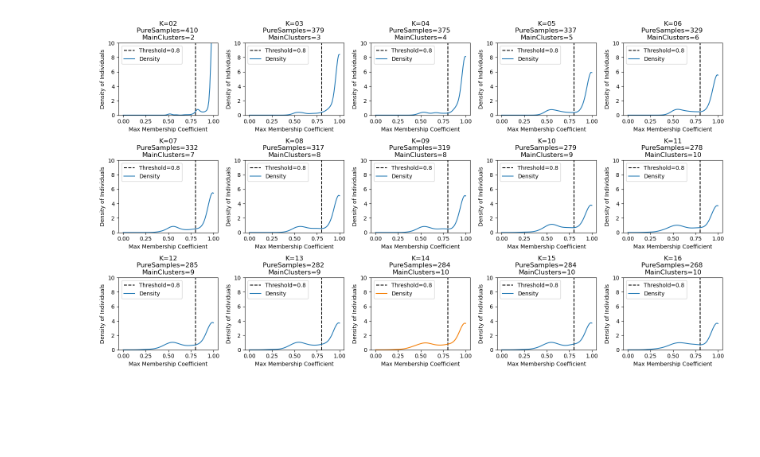
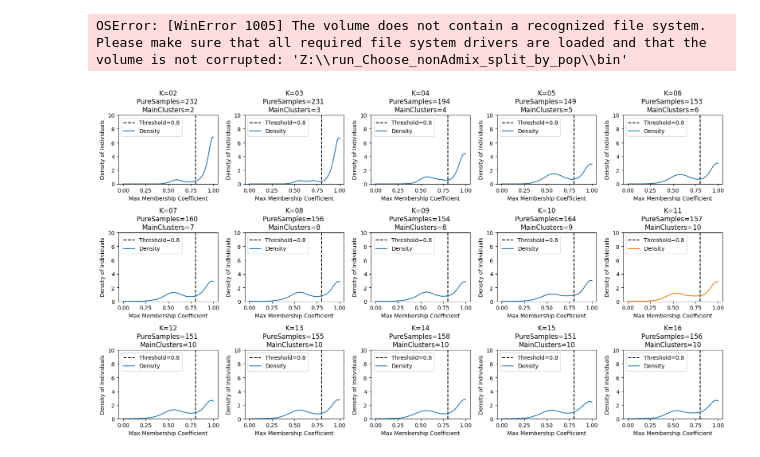
Before and after one commit to CornilleEclecticLab/pear-SNP, a Jupyter notebook: run_Choose_nonAdmix_split_by_pop/bin/s00.plot_admixture_density.ipynb, the cells around one changed output. Saved outputs shown, nothing was run; the diff lists cells and outputs as text; code cells hidden in the pictures; blank space fills up the shorter version.

```diff
--- a/run_Choose_nonAdmix_split_by_pop/bin/s00.plot_admixture_density.ipynb
+++ b/run_Choose_nonAdmix_split_by_pop/bin/s00.plot_admixture_density.ipynb
@@ -63,13 +63,15 @@ MainClusters={str(unique_col_numbers)}''')
     plt.savefig(f's00.density_plot.{batch}.png')
     plt.show()
 # %%
-batch = 'branch15.batch24.pear_Dec2023.noClone'
-# batch = 'branch15.batch26.pear_Dec2023.Asia'
-# batch = 'branch15.batch27.pear_Dec2023.Europe'
+batch = 'branch15.batch30.noclone'
+batch = 'branch15.batch27.Europe/'
+batch = 'branch15.batch31.Asia'
 
 Qfiles=[f"../input/{batch}/K."+ str('{:02d}'.format(i)) +".MajorCluster.Q" for i in range(2,17) ]
 
-bestK = 'K=14'
+bestK = 'K=11'
 plot_Q(Qfiles)
 # %% [output]
+OSError: [WinError 1005] The volume does not contain a recognized file system.
+Please make sure that all required file system drivers are loaded and that the volume is not corrupted: 'Z:\\run_Choose_nonAdmix_split_by_pop\\bin'
-[figure, old version]
+[figure, new version]
```
